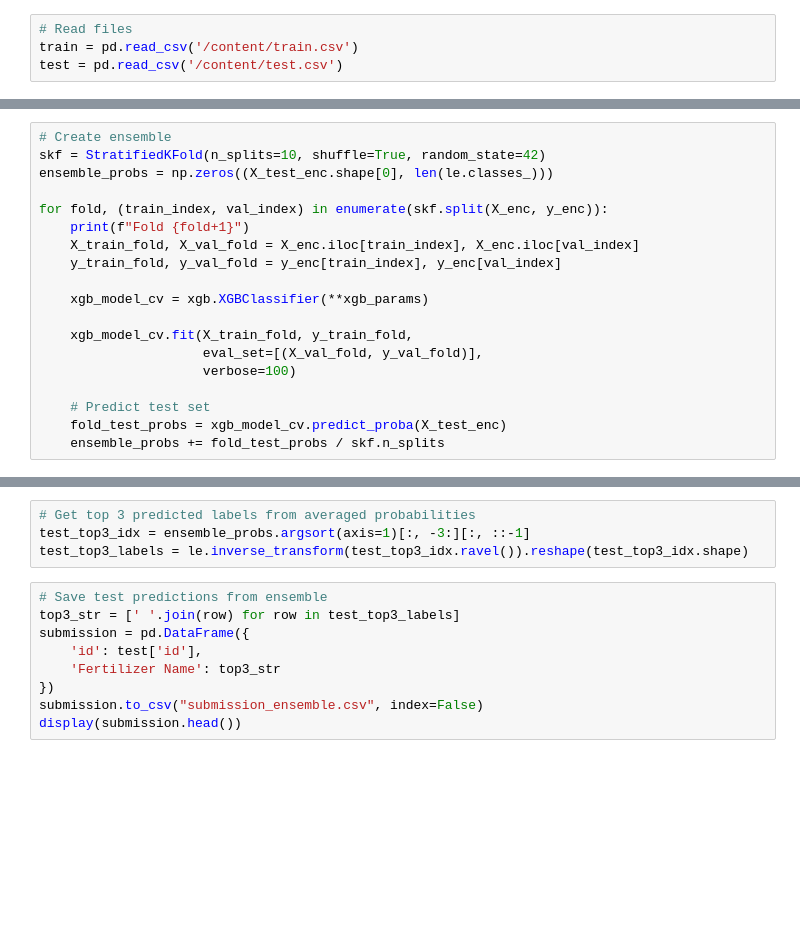
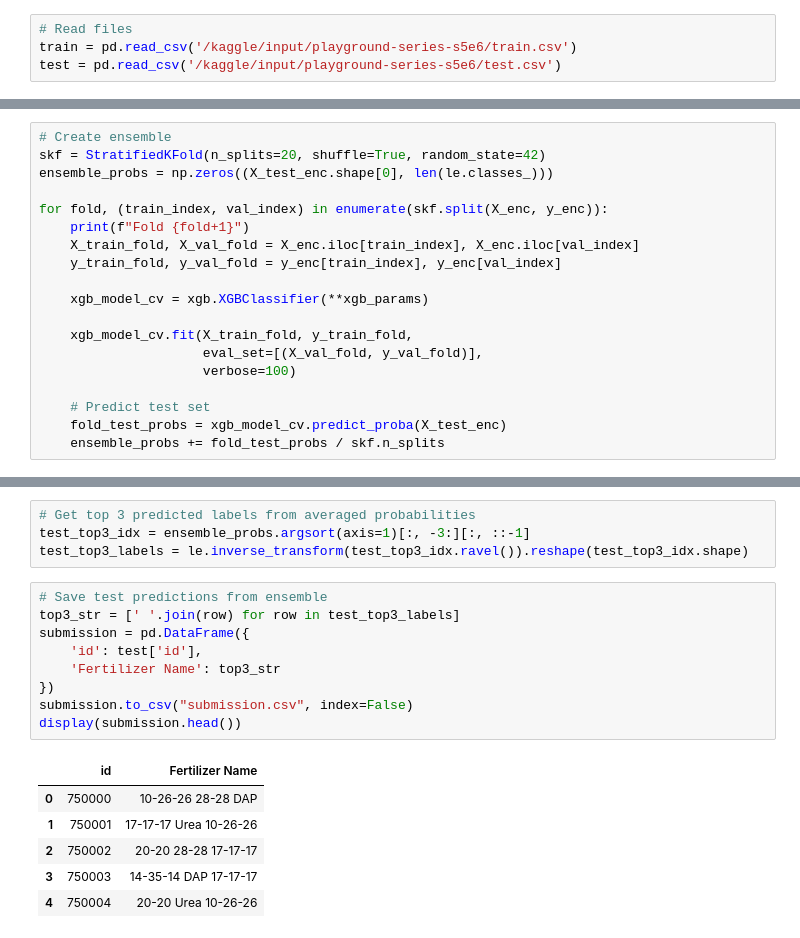
Before and after one commit to jannikhoesch/fertilizers, a Jupyter notebook: predict.ipynb, the cells around one changed output, grey strips where cells are left out. Saved outputs shown, nothing was run; the diff lists cells and outputs as text; blank space fills up the shorter version.

Commit message:
Kaggle Notebook | fertilizers | Version 9

```diff
--- a/predict.ipynb
+++ b/predict.ipynb
@@ -13,7 +12,7 @@ import numpy as np
 # %%
 # Read files
-train = pd.read_csv('/content/train.csv')
-test = pd.read_csv('/content/test.csv')
+train = pd.read_csv('/kaggle/input/playground-series-s5e6/train.csv')
+test = pd.read_csv('/kaggle/input/playground-series-s5e6/test.csv')
 # %% [markdown]
 ## EDA
 # %%
@@ -268,6 +153,6 @@ array([0, 1, 2, 3, 4, 5, 6, 7])
 # %%
 # Create ensemble
-skf = StratifiedKFold(n_splits=10, shuffle=True, random_state=42)
+skf = StratifiedKFold(n_splits=20, shuffle=True, random_state=42)
 ensemble_probs = np.zeros((X_test_enc.shape[0], len(le.classes_)))
 
 for fold, (train_index, val_index) in enumerate(skf.split(X_enc, y_enc)):
@@ -298,9 +196,16 @@ test_top3_labels = le.inverse_transform(test_top3_idx.ravel()).reshape(test_top3
 # %%
 # Save test predictions from ensemble
 top3_str = [' '.join(row) for row in test_top3_labels]
 submission = pd.DataFrame({
     'id': test['id'],
     'Fertilizer Name': top3_str
 })
-submission.to_csv("submission_ensemble.csv", index=False)
+submission.to_csv("submission.csv", index=False)
 display(submission.head())
+# %% [output]
+|  | id | Fertilizer Name |
+| 0 | 750000 | 10-26-26 28-28 DAP |
+| 1 | 750001 | 17-17-17 Urea 10-26-26 |
+| 2 | 750002 | 20-20 28-28 17-17-17 |
+| 3 | 750003 | 14-35-14 DAP 17-17-17 |
+| 4 | 750004 | 20-20 Urea 10-26-26 |
```
Also changed, not shown: parts of 11 cells of this notebook.
